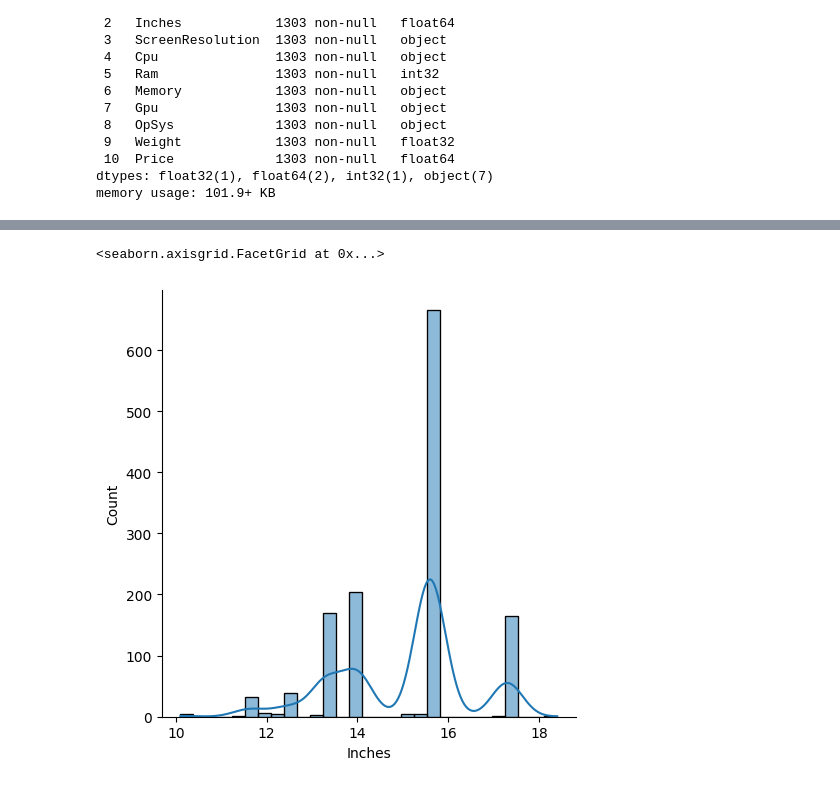
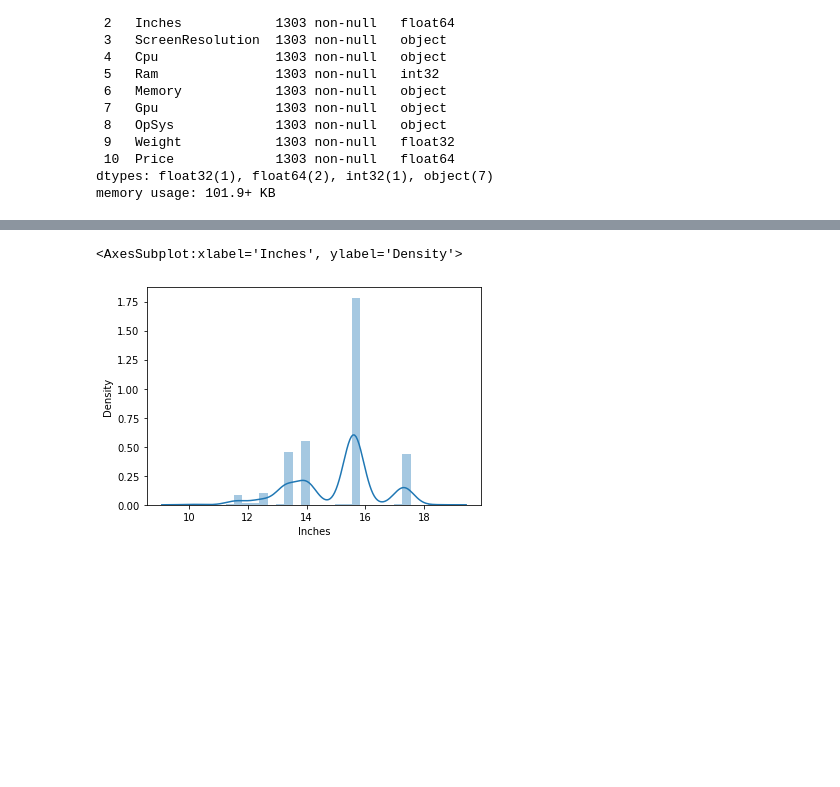
Before and after one commit to Code-KVD/laptopPricePredictor, a Jupyter notebook: script.ipynb, the cells around one changed output, grey strips where cells are left out. Cells and saved outputs as stored; diff of their text form; code cells hidden in the pictures; blank space fills up the shorter version.

```diff
--- a/script.ipynb
+++ b/script.ipynb
@@ -156,6 +138,6 @@ plt.show()
 # %%
-sns.displot(df['Inches'], kde = True)
+sns.distplot(df['Inches'])
 # %% [output]
-<seaborn.axisgrid.FacetGrid at 0x...>
+<AxesSubplot:xlabel='Inches', ylabel='Density'>
-[figure, old version]
+[figure, new version]
 # %%
```
Also changed, not shown: parts of 140 cells of this notebook.
